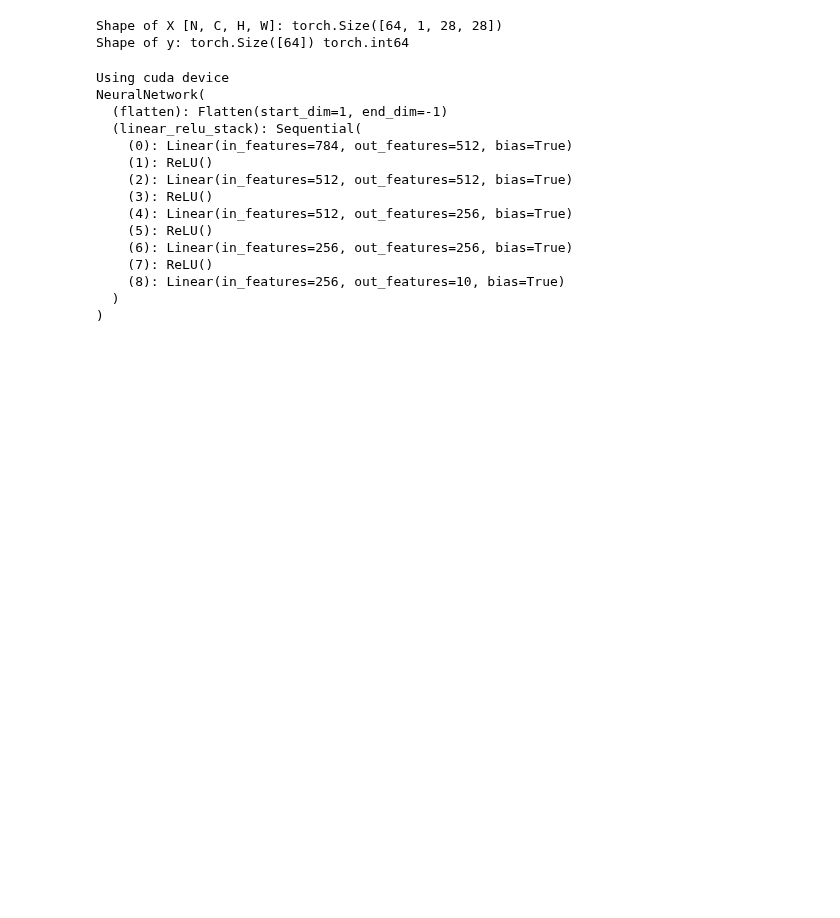
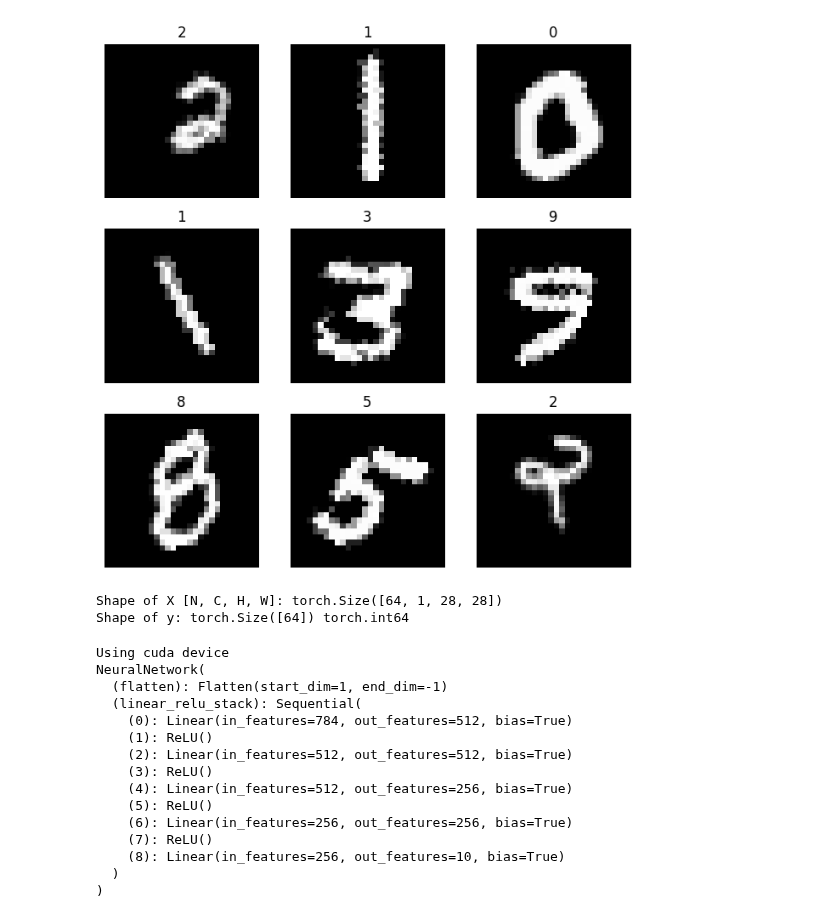
Before and after one commit to nViNova/MNIST, a Jupyter notebook: DS102_KUNOPSIM_MNIST.ipynb, the cells around one changed output. Saved outputs shown, nothing was run; the diff lists cells and outputs as text; code cells hidden in the pictures; blank space fills up the shorter version.

```diff
--- a/DS102_KUNOPSIM_MNIST.ipynb
+++ b/DS102_KUNOPSIM_MNIST.ipynb
@@ -9,12 +9,12 @@ import matplotlib.pyplot as plt
 classes = [str(x) for x in range(10)]
 threshold = 200
 transforms = v2.Compose([
+    v2.PILToTensor(),
     # v2.RandomResizedCrop(size=(28, 28), antialias=False),
-    v2.RandomAffine(degrees=60),
     v2.ToDtype(torch.float32, scale=True),
-    v2.ScaleJitter((28, 28), (0.60, 1.4)),
-    v2.AugMix()
-    # v2.Normalize(mean=[0.485, 0.456, 0.406], std=[0.229, 0.224, 0.225]),
+    v2.RandomRotation(degrees=45),
+    v2.RandomPerspective()
+    # v2.ScaleJitter((28, 28), (0.60, 1.4)),
 ])
 
 # Download training data from open datasets.
@@ -22,7 +22,7 @@ training_data = datasets.MNIST(
     root="data",
     train=True,
     download=True,
-    transform=ToTensor()
+    transform=transforms
 )
 
 # Download test data from open datasets.
@@ -30,19 +30,21 @@ test_data = datasets.MNIST(
     root="data",
     train=False,
     download=True,
-    transform=ToTensor()
+    transform=transforms
 )
 # %%
-# figure = plt.figure(figsize=(8, 8))
-# cols, rows = 3, 3
-# for i in range(1, cols * rows + 1):
-#     sample_idx = torch.randint(len(training_data), size=(1,)).item()
-#     img, label = training_data[sample_idx]
-#     figure.add_subplot(rows, cols, i)
-#     plt.title(classes[label])
-#     plt.axis("off")
-#     plt.imshow(img, cmap="gray")
-# plt.show()
+figure = plt.figure(figsize=(8, 8))
+cols, rows = 3, 3
+for i in range(1, cols * rows + 1):
+    sample_idx = torch.randint(len(training_data), size=(1,)).item()
+    img, label = training_data[sample_idx]
+    figure.add_subplot(rows, cols, i)
+    plt.title(classes[label])
+    plt.axis("off")
+    plt.imshow(v2.ToPILImage()( img), cmap="gray")
+plt.show()
+# %% [output]
+[figure, added]
 # %%
 batch_size = 64
 
```
Also changed, not shown: parts of 4 cells of this notebook, 3 other files.
